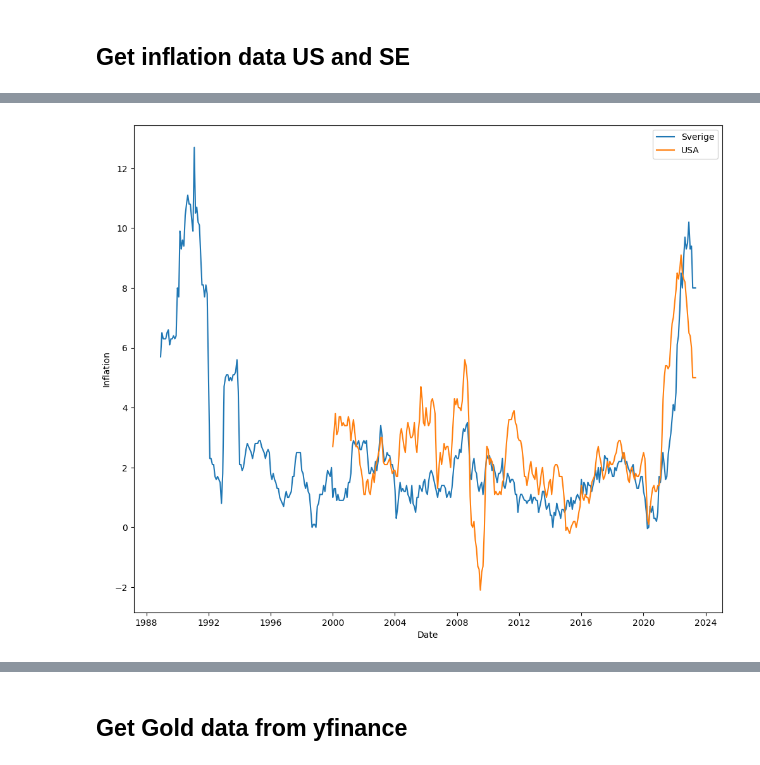
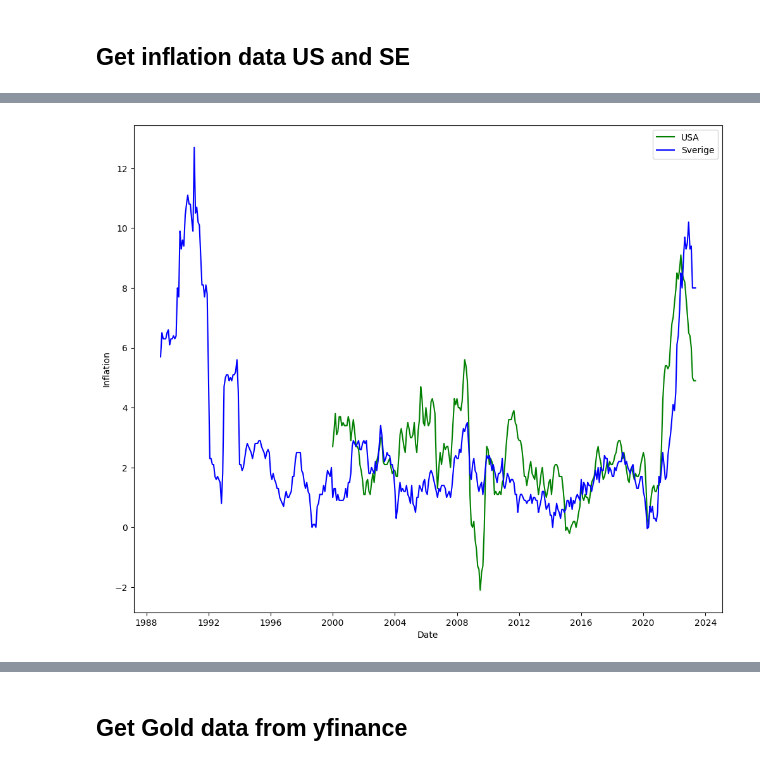
Before and after one commit to carokanns/the_new_Krypto, a Jupyter notebook: my_testa_modeller.ipynb, the cells around one changed output, grey strips where cells are left out. Saved outputs shown, nothing was run; the diff lists cells and outputs as text; code cells hidden in the pictures.

```diff
--- a/my_testa_modeller.ipynb
+++ b/my_testa_modeller.ipynb
@@ -247,8 +179,10 @@ def get_inflation_data(graph=False):
     if graph:
         # Do a simple plot
         fig, ax = plt.subplots(figsize=(12, 10))
-        ax.plot(SE_inflation.index, SE_inflation['SE_inflation'], label='Sverige')
-        ax.plot(US_inflation.index, US_inflation['US_inflation'], label='USA')
+        # set the color of the liens to blue and green
+        ax.plot(US_inflation.index, US_inflation['US_inflation'], color='green', label='USA')
+        ax.plot(SE_inflation.index, SE_inflation['SE_inflation'], color='blue', label='Sverige')
+
         ax.set_xlabel('Date')
         ax.set_ylabel('Inflation')
         ax.legend()
@@ -257,8 +191,9 @@ def get_inflation_data(graph=False):
     # concat and set one column to US_index and the other to SE_index
     inflations = pd.concat([US_inflation, SE_inflation], axis=1).copy()
     inflations = inflations.dropna()
-    inflations = add_horizon_columns(inflations, [75,90,250])
+    # Keep only US_inflation
+    inflations = inflations[['US_inflation']]
     return inflations
 
-inflations = get_inflation_data(graph=True)
+df_infl = get_inflation_data(graph=True)
 # %% [output]
@@ -270,2 +200,2 @@ inflations = get_inflation_data(graph=True)
-[figure, old version]
+[figure, new version]
 # %%
```
Also changed, not shown: parts of 42 cells of this notebook, 2 other files.
